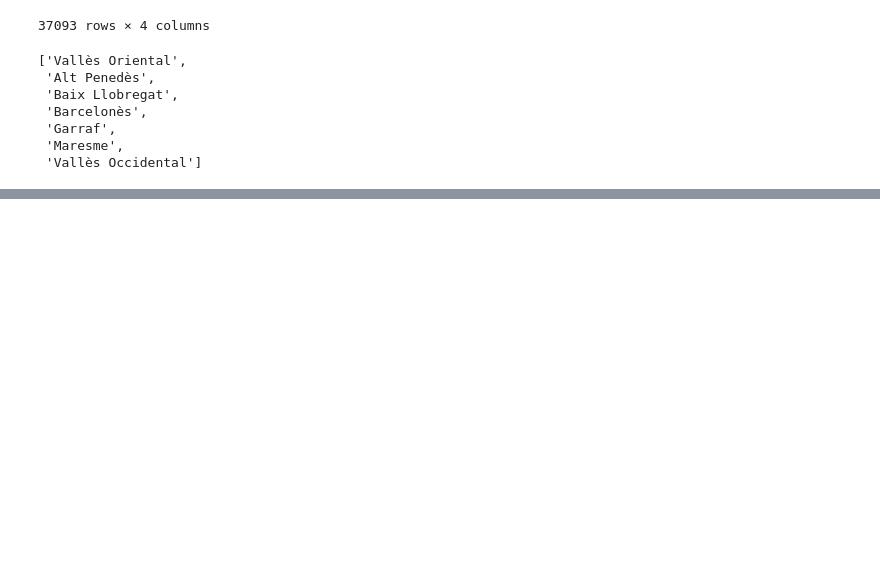
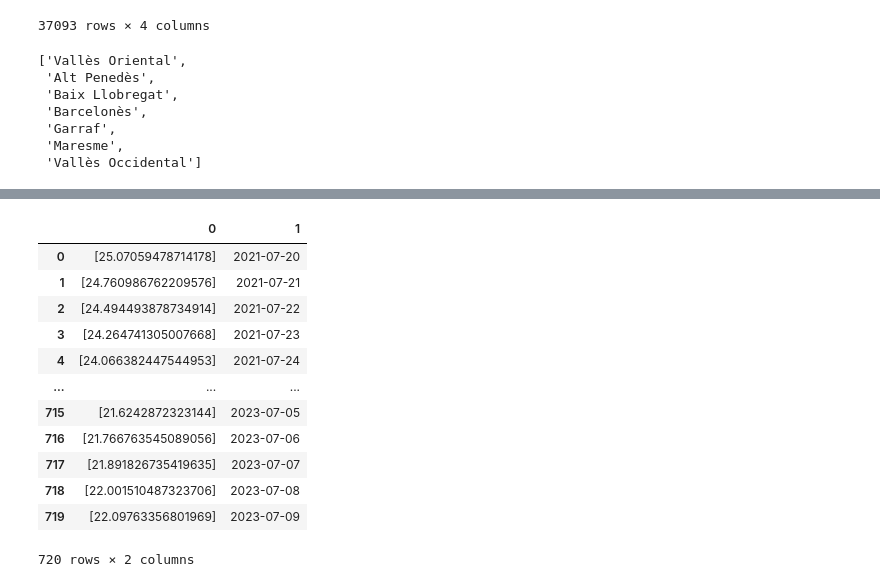
Before and after one commit to abyss0one/ClimateAI, a Jupyter notebook: F&P_temp&hume.ipynb, the cells around one changed output, grey strips where cells are left out. Saved outputs shown, nothing was run; the diff lists cells and outputs as text; code cells hidden in the pictures; blank space fills up the shorter version.

```diff
--- a/F&P_temp&hume.ipynb
+++ b/F&P_temp&hume.ipynb
@@ -124,0 +173,16 @@ R2 Score: 0.45260238825108834
+# %%
+datos_hume
+# %% [output]
+|  | 0 | 1 |
+| 0 | [25.07059478714178] | 2021-07-20 |
+| 1 | [24.760986762209576] | 2021-07-21 |
+| 2 | [24.494493878734914] | 2021-07-22 |
+| 3 | [24.264741305007668] | 2021-07-23 |
+| 4 | [24.066382447544953] | 2021-07-24 |
+| ... | ... | ... |
+| 715 | [21.6242872323144] | 2023-07-05 |
+| 716 | [21.766763545089056] | 2023-07-06 |
+| 717 | [21.891826735419635] | 2023-07-07 |
+| 718 | [22.001510487323706] | 2023-07-08 |
+| 719 | [22.09763356801969] | 2023-07-09 |
+720 rows × 2 columns
```
Also changed, not shown: parts of 11 cells of this notebook, 12 other files.
